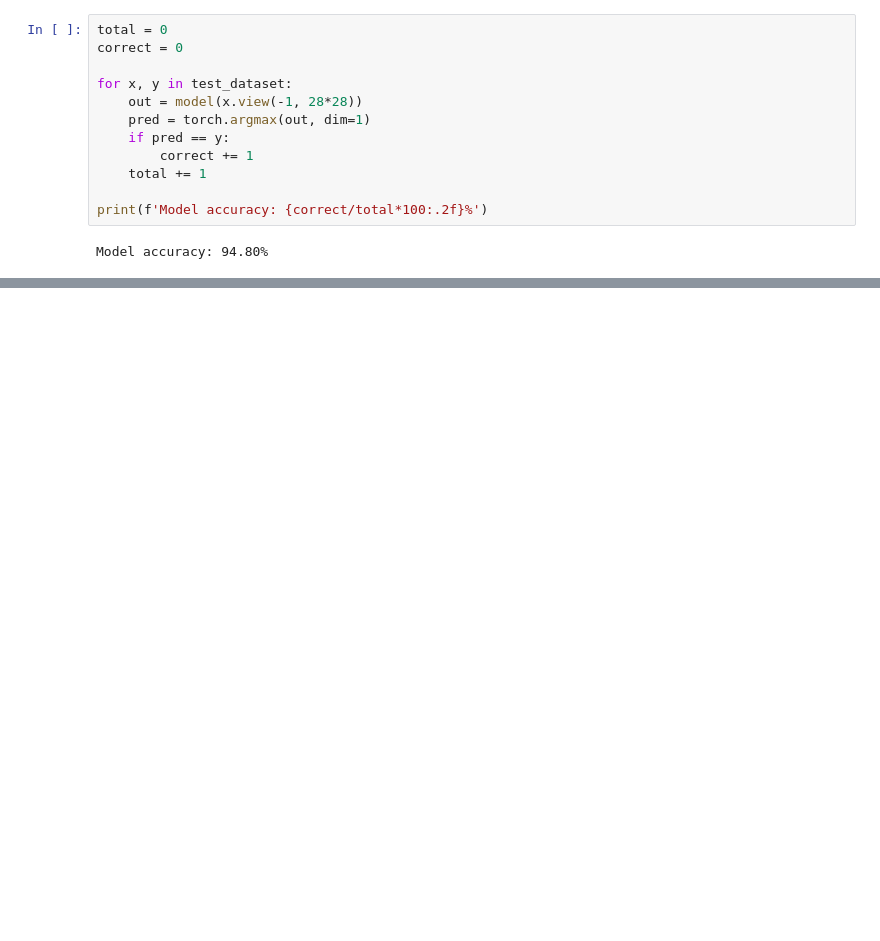
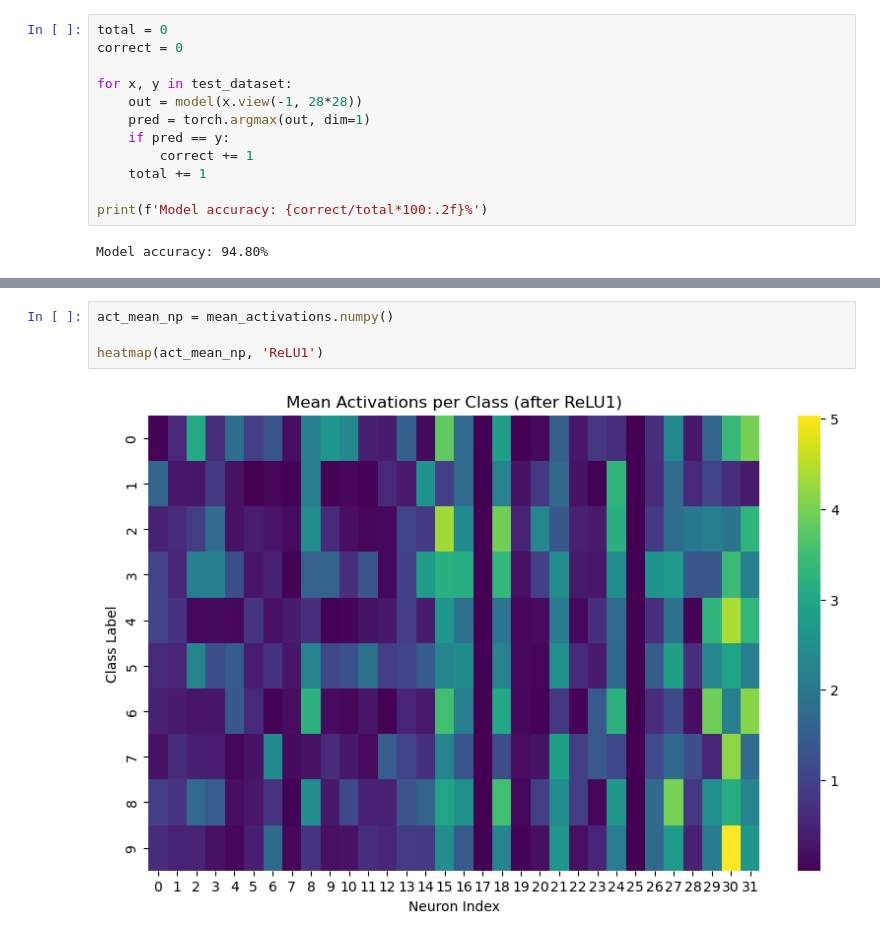
Before and after one commit to eriktholmes/interpreting_mnist, a Jupyter notebook: MLP/02_MLP_for_Interpretability_non_normalized_part_2.ipynb, the cells around one changed output, grey strips where cells are left out. Cells and saved outputs as stored; diff of their text form; blank space fills up the shorter version.

```diff
--- a/MLP/02_MLP_for_Interpretability_non_normalized_part_2.ipynb
+++ b/MLP/02_MLP_for_Interpretability_non_normalized_part_2.ipynb
@@ -349,0 +398,6 @@ print(corr)
+# %%
+act_mean_np = mean_activations.numpy()
+
+heatmap(act_mean_np, 'ReLU1')
+# %% [output]
+[figure, added]
```
Also changed, not shown: parts of 39 cells of this notebook.
